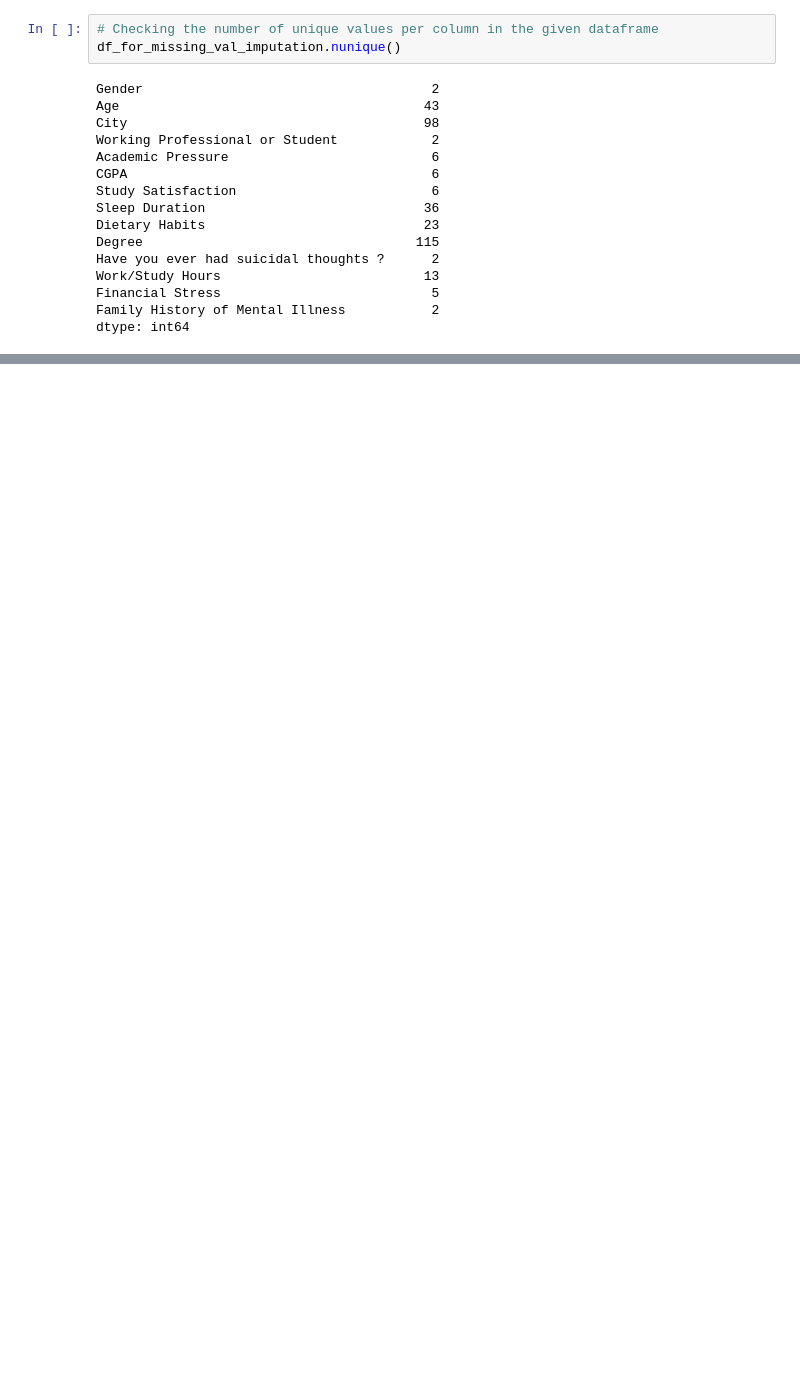
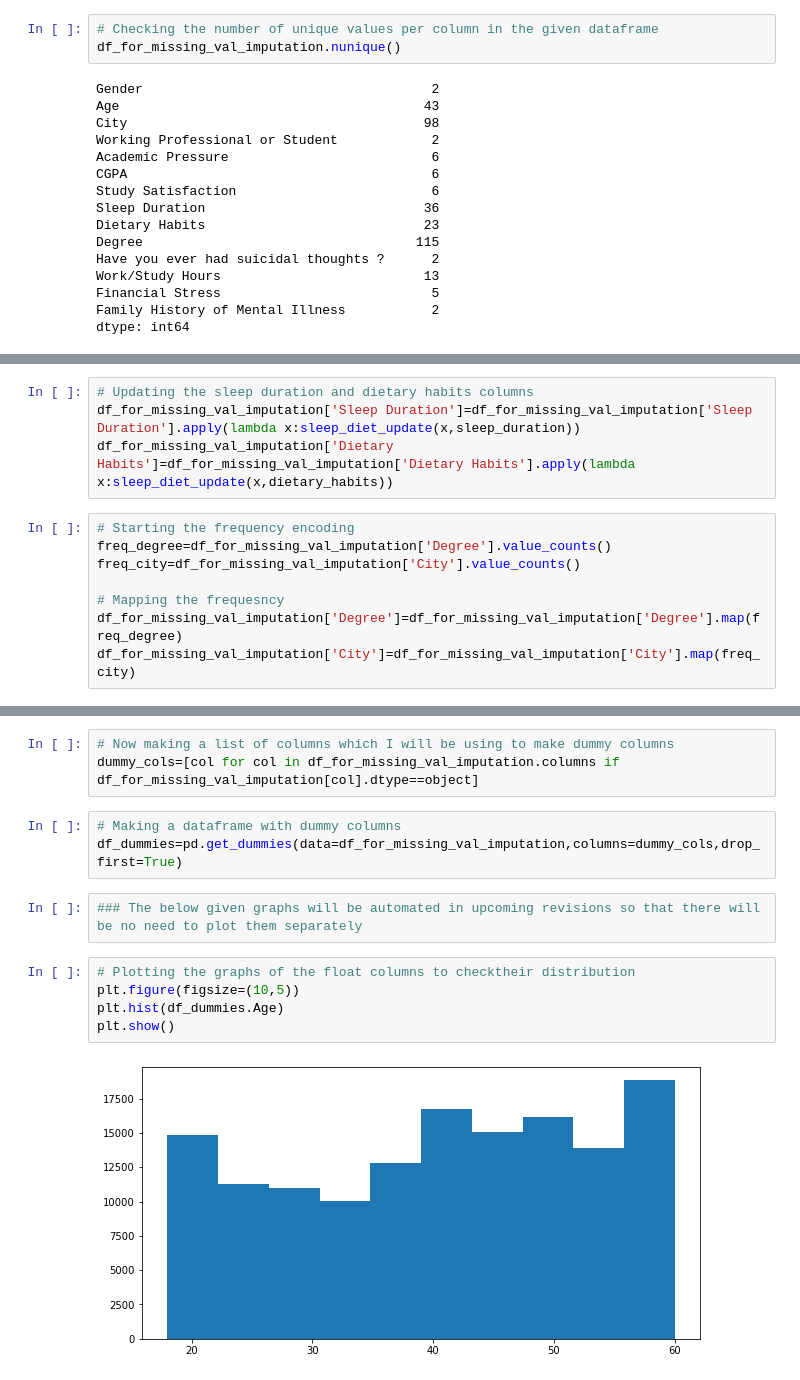
Before and after one commit to 1Anand1/Kaggle_Playground_Series_Season_4_Episode_11_Exploring_Mental_Health_Data, a Jupyter notebook: exploring_mental_health_data.ipynb, the cells around one changed output, grey strips where cells are left out. Cells and saved outputs as stored; diff of their text form; blank space fills up the shorter version.

```diff
--- a/exploring_mental_health_data.ipynb
+++ b/exploring_mental_health_data.ipynb
@@ -274,0 +336,12 @@ dtype: int64
+# %%
+# Updating the sleep duration and dietary habits columns
+df_for_missing_val_imputation['Sleep Duration']=df_for_missing_val_imputation['Sleep Duration'].apply(lambda x:sleep_diet_update(x,sleep_duration))
+df_for_missing_val_imputation['Dietary Habits']=df_for_missing_val_imputation['Dietary Habits'].apply(lambda x:sleep_diet_update(x,dietary_habits))
+# %%
+# Starting the frequency encoding
+freq_degree=df_for_missing_val_imputation['Degree'].value_counts()
+freq_city=df_for_missing_val_imputation['City'].value_counts()
+
+# Mapping the frequesncy
+df_for_missing_val_imputation['Degree']=df_for_missing_val_imputation['Degree'].map(freq_degree)
+df_for_missing_val_imputation['City']=df_for_missing_val_imputation['City'].map(freq_city)
@@ -274,0 +386,15 @@ dtype: int64
+# %%
+# Now making a list of columns which I will be using to make dummy columns
+dummy_cols=[col for col in df_for_missing_val_imputation.columns if df_for_missing_val_imputation[col].dtype==object]
+# %%
+# Making a dataframe with dummy columns
+df_dummies=pd.get_dummies(data=df_for_missing_val_imputation,columns=dummy_cols,drop_first=True)
+# %%
+### The below given graphs will be automated in upcoming revisions so that there will be no need to plot them separately
+# %%
+# Plotting the graphs of the float columns to checktheir distribution
+plt.figure(figsize=(10,5))
+plt.hist(df_dummies.Age)
+plt.show()
+# %% [output]
+[figure, added]
```
Also changed, not shown: parts of 20 cells of this notebook.
